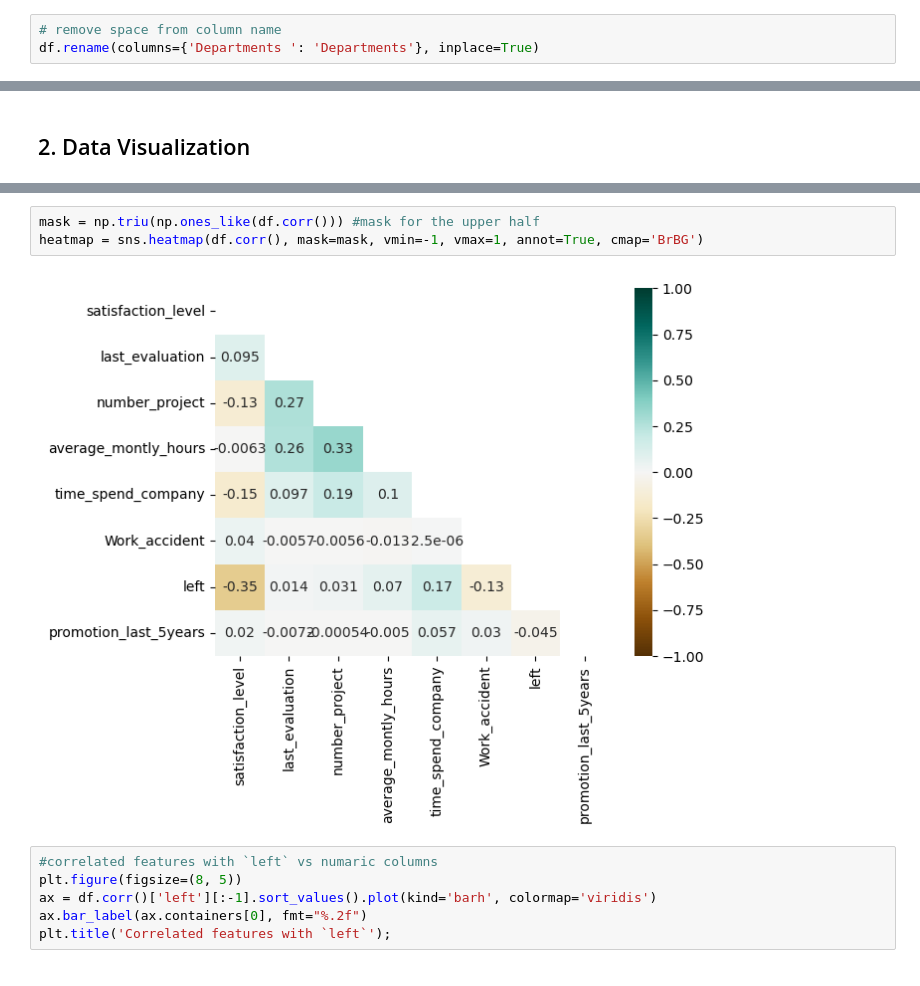
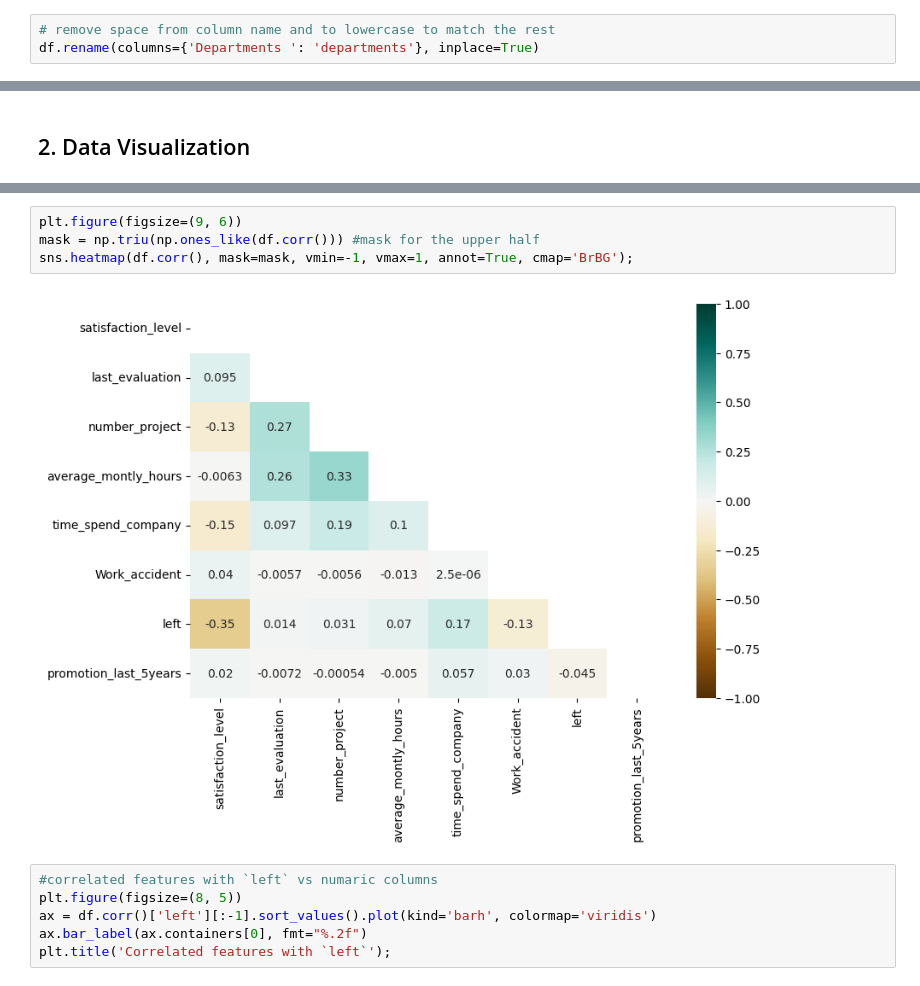
Before and after one commit to sarah-alhajri/Employee-Churn-Analysis-Project-, a Jupyter notebook: Churn Prediction_V5.ipynb, the cells around one changed output, grey strips where cells are left out. Saved outputs shown, nothing was run; the diff lists cells and outputs as text.

```diff
--- a/Churn Prediction_V5.ipynb
+++ b/Churn Prediction_V5.ipynb
@@ -119,8 +124,8 @@ Data columns (total 10 columns):
 dtypes: float64(2), int64(6), object(2)
 memory usage: 1.1+ MB
 # %%
-# remove space from column name
-df.rename(columns={'Departments ': 'Departments'}, inplace=True)
+# remove space from column name and to lowercase to match the rest
+df.rename(columns={'Departments ': 'departments'}, inplace=True)
 # %%
 df.describe().T
 # %% [output]
@@ -235,8 +315,9 @@ for i, column in enumerate(df[['satisfaction_level','last_evaluation','number_pr
 # %%
+plt.figure(figsize=(9, 6))
 mask = np.triu(np.ones_like(df.corr())) #mask for the upper half
-heatmap = sns.heatmap(df.corr(), mask=mask, vmin=-1, vmax=1, annot=True, cmap='BrBG')
+sns.heatmap(df.corr(), mask=mask, vmin=-1, vmax=1, annot=True, cmap='BrBG');
 # %% [output]
-[figure, old version]
+[figure, new version]
 # %%
 #correlated features with `left` vs numaric columns
 plt.figure(figsize=(8, 5))
```
Also changed, not shown: parts of 50 cells of this notebook.
